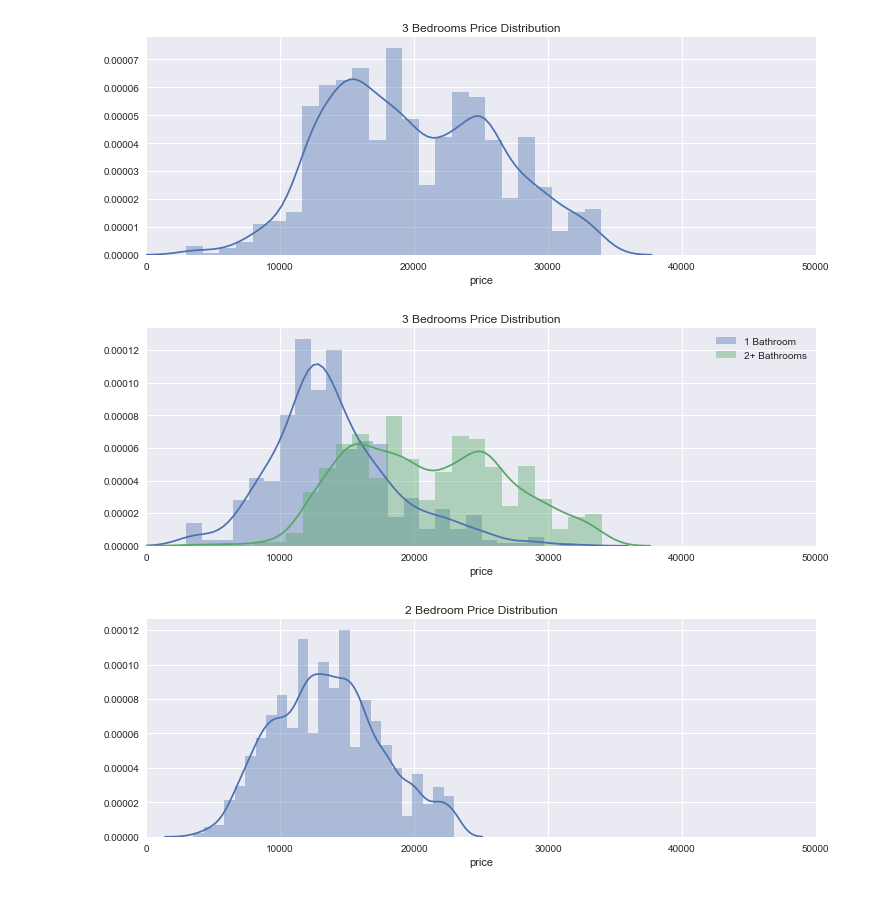
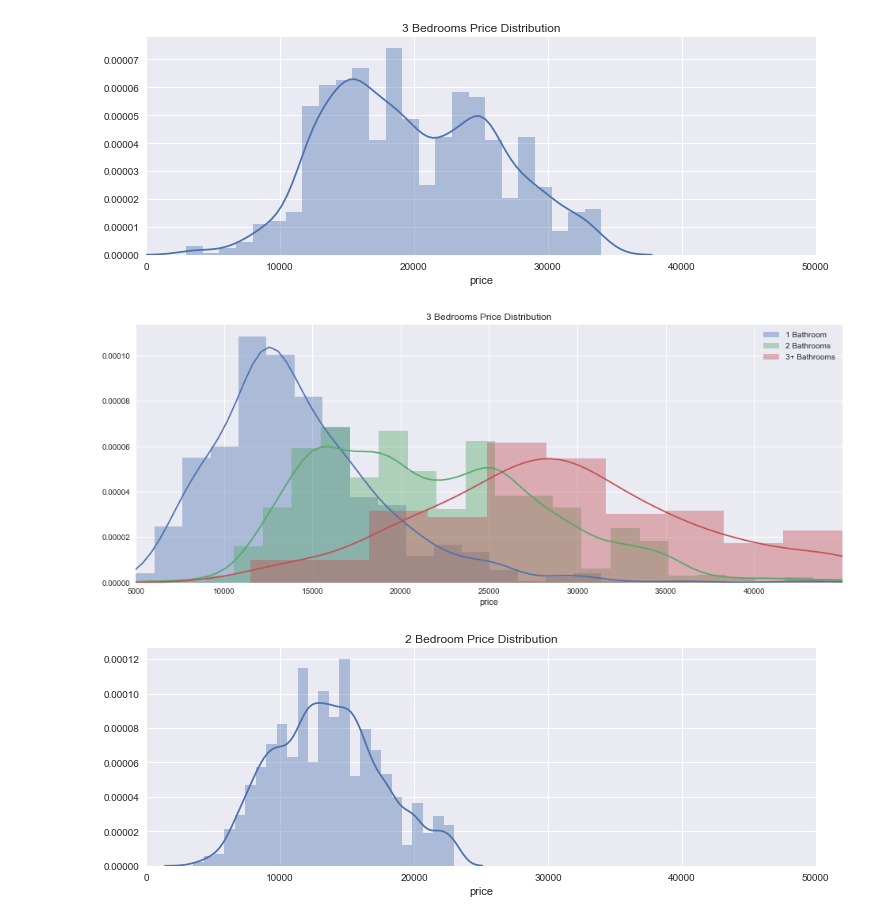
Before and after one commit to tjspross/scrapy_smartshanghai, a Jupyter notebook: ss_analysis.ipynb, the cells around one changed output. Cells and saved outputs as stored; diff of their text form; code cells hidden in the pictures.

```diff
--- a/ss_analysis.ipynb
+++ b/ss_analysis.ipynb
@@ -5,7 +5,13 @@ import matplotlib.pyplot as plt
 from datetime import datetime as dt
 from matplotlib.animation import FuncAnimation
 import numpy as np
+from shapely import geometry
 import sys
 import warnings
 warnings.simplefilter(action='ignore', category=FutureWarning)
 sns.set(color_codes=True)
+from mpl_toolkits.basemap import Basemap
+import geopandas as gdp
+from matplotlib import interactive
+plt.style.use('bmh')
+interactive(True)
@@ -65,5 +93,15 @@ print df.shape
-# %%
-df['longitude'] = df['longitude'].astype('float')
-df['latitude'] = df['latitude'].astype('float')
-# df['longitude'].replace(r'\s+', np.nan, regex=True)
-# df.loc[df['longitude']=='']['longitude']
+# %%
+def makegeoseris(value):
+    return geometry.Point(value[0],value[1])
+df['geometry']=df[['longitude','latitude']].astype('float').apply(makegeoseris,axis=1)
+dfgeo = gdp.GeoDataFrame(df)
+# %%
+def checkarea(value,geoDataFrame):
+    area = geoDataFrame.loc[geoDataFrame['geometry'].contains(geometry.Point(value[0],value[1]))]['TITLE']
+    if area.empty:
+        return None
+    else:
+        return area.tolist()[0]
+# df['district'] = df[['longitude','latitude']].astype('float').apply(checkarea,args=(df_dist,),axis=1)
+df['district_dense'] = df[['longitude','latitude']].astype('float').apply(checkarea,args=(df_dist_d,),axis=1)
+df['district_central'] = df[['longitude','latitude']].astype('float').apply(checkarea,args=(df_dist_c,),axis=1)
@@ -145,20 +288,23 @@ plt.show()
 # %% [output]
 [figure]
 # %%
-plt.figure(figsize=(12,4))
+plt.figure(figsize=(16,6))
 sns.distplot(df.loc[(df['rooms_BR']==3) & (df['rooms_BA']==1) &
                     (~df['posted_type'].isin(['Shared apartment','Service Apartment']))]['price'],
              bins=25,label='1 Bathroom')
-sns.distplot(df.loc[(df['rooms_BR']==3) & (df['rooms_BA']>1) &
+sns.distplot(df.loc[(df['rooms_BR']==3) & (df['rooms_BA']==2) &
                     (~df['posted_type'].isin(['Shared apartment','Service Apartment']))]['price'],
-             bins=25,label='2+ Bathrooms')
-
+             bins=25,label='2 Bathrooms')
+sns.distplot(df.loc[(df['rooms_BR']==3) & (df['rooms_BA']>2) &
+                    (~df['posted_type'].isin(['Shared apartment','Service Apartment']))]['price'],
+             bins=10,label='3+ Bathrooms')
 plt.title("3 Bedrooms Price Distribution")
 plt.legend()
-plt.xlim(0,50000)
+plt.xticks(np.arange(5000,45000,5000))
+plt.xlim(5000,45000)
 plt.show()
 # %% [output]
-[figure, old version]
+[figure, new version]
 # %%
 plt.figure(figsize=(12,4))
 sns.set(color_codes=True)
```
Also changed, not shown: parts of 12 cells of this notebook, 2 other files.
